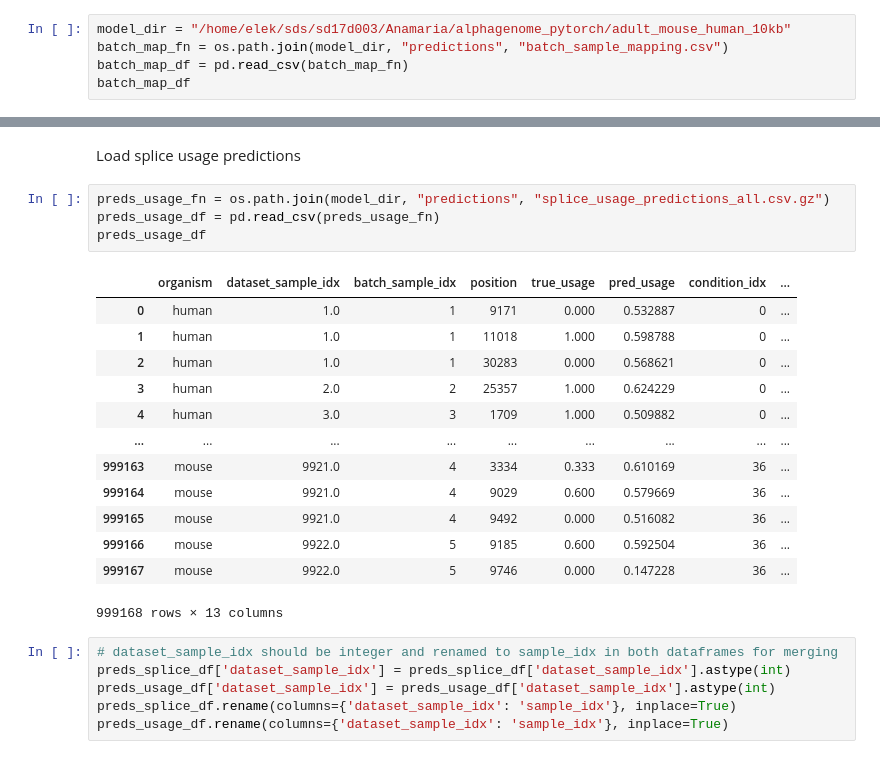
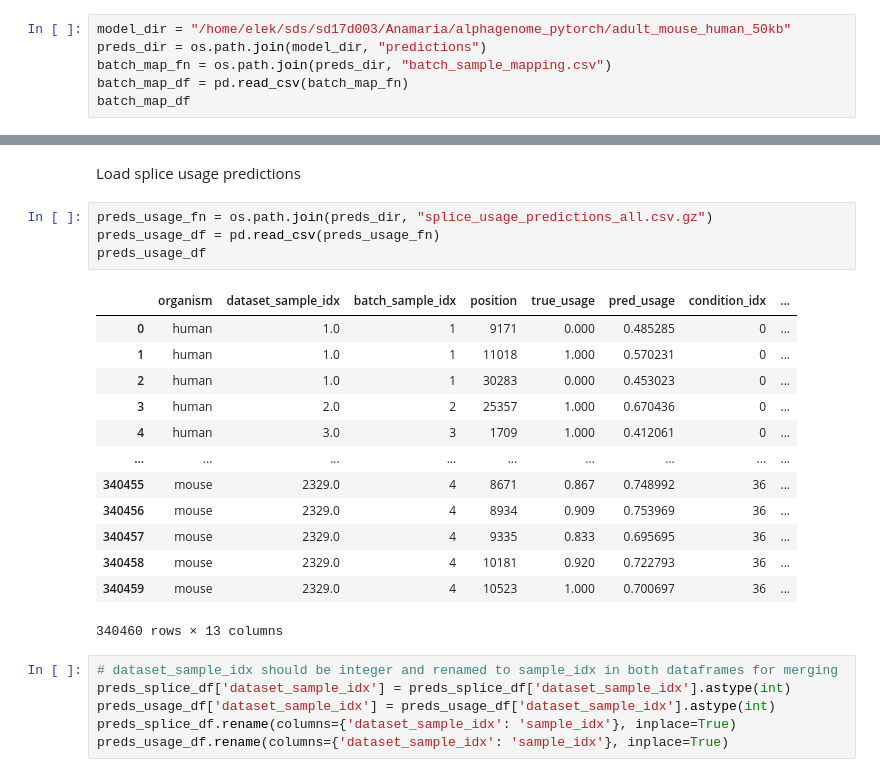
Before and after one commit to anamariaelek/alphagenome, a Jupyter notebook: notebooks/splicing_test.ipynb, the cells around one changed output, grey strips where cells are left out. Drawn from its saved outputs; the diff is of its cells as text.

```diff
--- a/notebooks/splicing_test.ipynb
+++ b/notebooks/splicing_test.ipynb
@@ -1050,8 +1053,9 @@ Plotting SSE density...
 # %% [markdown]
 Load genomic coord info for samples in the batches of test data
 # %%
-model_dir = "/home/elek/sds/sd17d003/Anamaria/alphagenome_pytorch/adult_mouse_human_10kb"
-batch_map_fn = os.path.join(model_dir, "predictions", "batch_sample_mapping.csv")
+model_dir = "/home/elek/sds/sd17d003/Anamaria/alphagenome_pytorch/adult_mouse_human_50kb"
+preds_dir = os.path.join(model_dir, "predictions")
+batch_map_fn = os.path.join(preds_dir, "batch_sample_mapping.csv")
 batch_map_df = pd.read_csv(batch_map_fn)
 batch_map_df
 # %% [output]
@@ -1110,23 +1114,23 @@ preds_splice_df
 # %% [markdown]
 Load splice usage predictions
 # %%
-preds_usage_fn = os.path.join(model_dir, "predictions", "splice_usage_predictions_all.csv.gz")
+preds_usage_fn = os.path.join(preds_dir, "splice_usage_predictions_all.csv.gz")
 preds_usage_df = pd.read_csv(preds_usage_fn)
 preds_usage_df
 # %% [output]
 |  | organism | dataset_sample_idx | batch_sample_idx | position | true_usage | pred_usage | condition_idx | ... |
-| 0 | human | 1.0 | 1 | 9171 | 0.000 | 0.532887 | 0 | ... |
-| 1 | human | 1.0 | 1 | 11018 | 1.000 | 0.598788 | 0 | ... |
-| 2 | human | 1.0 | 1 | 30283 | 0.000 | 0.568621 | 0 | ... |
-| 3 | human | 2.0 | 2 | 25357 | 1.000 | 0.624229 | 0 | ... |
-| 4 | human | 3.0 | 3 | 1709 | 1.000 | 0.509882 | 0 | ... |
+| 0 | human | 1.0 | 1 | 9171 | 0.000 | 0.485285 | 0 | ... |
+| 1 | human | 1.0 | 1 | 11018 | 1.000 | 0.570231 | 0 | ... |
+| 2 | human | 1.0 | 1 | 30283 | 0.000 | 0.453023 | 0 | ... |
+| 3 | human | 2.0 | 2 | 25357 | 1.000 | 0.670436 | 0 | ... |
+| 4 | human | 3.0 | 3 | 1709 | 1.000 | 0.412061 | 0 | ... |
 | ... | ... | ... | ... | ... | ... | ... | ... | ... |
-| 999163 | mouse | 9921.0 | 4 | 3334 | 0.333 | 0.610169 | 36 | ... |
-| 999164 | mouse | 9921.0 | 4 | 9029 | 0.600 | 0.579669 | 36 | ... |
-| 999165 | mouse | 9921.0 | 4 | 9492 | 0.000 | 0.516082 | 36 | ... |
-| 999166 | mouse | 9922.0 | 5 | 9185 | 0.600 | 0.592504 | 36 | ... |
-| 999167 | mouse | 9922.0 | 5 | 9746 | 0.000 | 0.147228 | 36 | ... |
+| 340455 | mouse | 2329.0 | 4 | 8671 | 0.867 | 0.748992 | 36 | ... |
+| 340456 | mouse | 2329.0 | 4 | 8934 | 0.909 | 0.753969 | 36 | ... |
+| 340457 | mouse | 2329.0 | 4 | 9335 | 0.833 | 0.695695 | 36 | ... |
+| 340458 | mouse | 2329.0 | 4 | 10181 | 0.920 | 0.722793 | 36 | ... |
+| 340459 | mouse | 2329.0 | 4 | 10523 | 1.000 | 0.700697 | 36 | ... |
-999168 rows × 13 columns
+340460 rows × 13 columns
 # %%
 # dataset_sample_idx should be integer and renamed to sample_idx in both dataframes for merging
 preds_splice_df['dataset_sample_idx'] = preds_splice_df['dataset_sample_idx'].astype(int)
```
Also changed, not shown: parts of 37 cells of this notebook, 6 other files.
